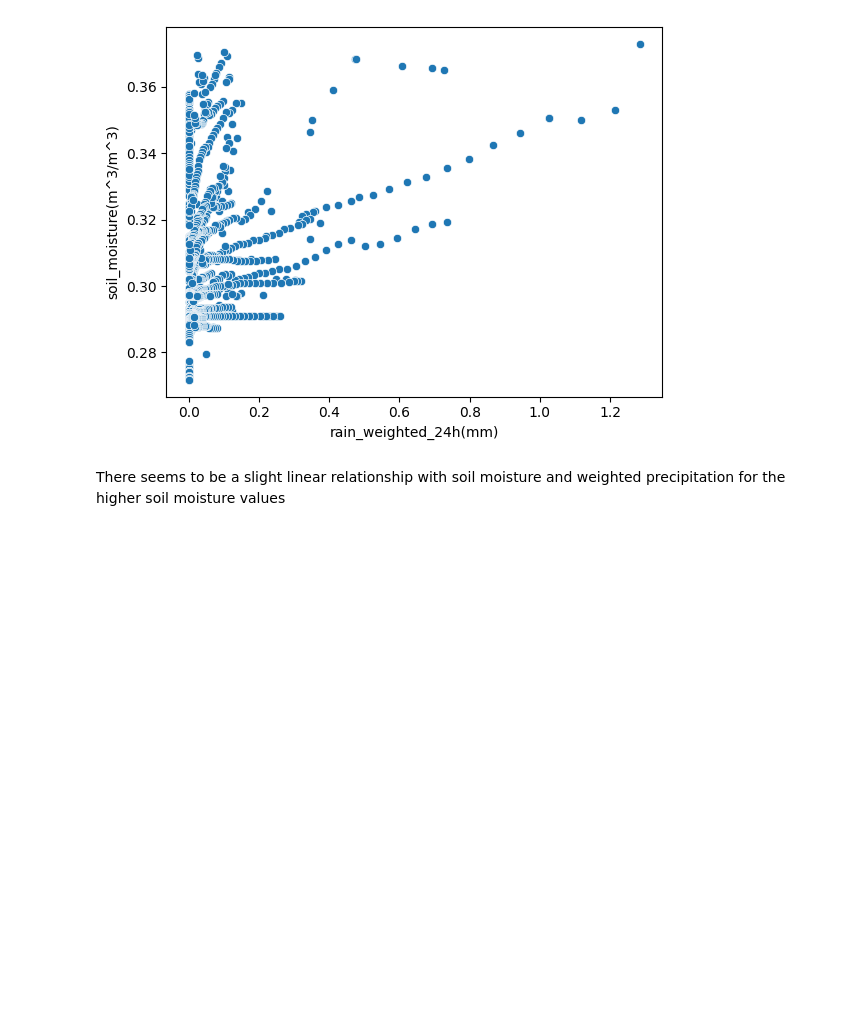
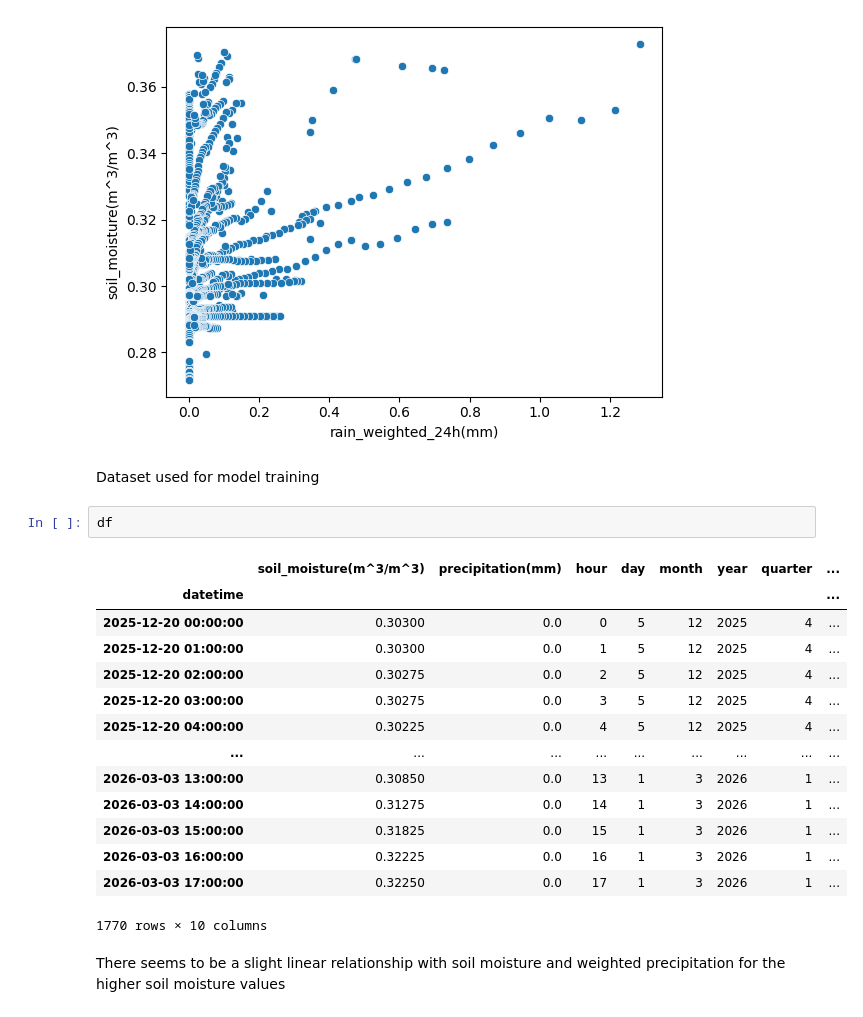
Before and after one commit to ssimkani/smart_irrigation, a Jupyter notebook: notebook.ipynb, the cells around one changed output. Saved outputs shown, nothing was run; the diff lists cells and outputs as text; blank space fills up the shorter version.

Commit message:
Add dataset

```diff
--- a/notebook.ipynb
+++ b/notebook.ipynb
@@ -93,6 +93,25 @@ sns.scatterplot(df, x='rain_weighted_24h(mm)', y='soil_moisture(m^3/m^3)')
 # %% [output]
 <Axes: xlabel='rain_weighted_24h(mm)', ylabel='soil_moisture(m^3/m^3)'>
 [figure]
+# %% [markdown]
+Dataset used for model training
+# %%
+df
+# %% [output]
+|  | soil_moisture(m^3/m^3) | precipitation(mm) | hour | day | month | year | quarter | ... |
+| datetime |  |  |  |  |  |  |  | ... |
+| 2025-12-20 00:00:00 | 0.30300 | 0.0 | 0 | 5 | 12 | 2025 | 4 | ... |
+| 2025-12-20 01:00:00 | 0.30300 | 0.0 | 1 | 5 | 12 | 2025 | 4 | ... |
+| 2025-12-20 02:00:00 | 0.30275 | 0.0 | 2 | 5 | 12 | 2025 | 4 | ... |
+| 2025-12-20 03:00:00 | 0.30275 | 0.0 | 3 | 5 | 12 | 2025 | 4 | ... |
+| 2025-12-20 04:00:00 | 0.30225 | 0.0 | 4 | 5 | 12 | 2025 | 4 | ... |
+| ... | ... | ... | ... | ... | ... | ... | ... | ... |
+| 2026-03-03 13:00:00 | 0.30850 | 0.0 | 13 | 1 | 3 | 2026 | 1 | ... |
+| 2026-03-03 14:00:00 | 0.31275 | 0.0 | 14 | 1 | 3 | 2026 | 1 | ... |
+| 2026-03-03 15:00:00 | 0.31825 | 0.0 | 15 | 1 | 3 | 2026 | 1 | ... |
+| 2026-03-03 16:00:00 | 0.32225 | 0.0 | 16 | 1 | 3 | 2026 | 1 | ... |
+| 2026-03-03 17:00:00 | 0.32250 | 0.0 | 17 | 1 | 3 | 2026 | 1 | ... |
+1770 rows × 10 columns
 # %% [markdown]
 There seems to be a slight linear relationship with soil moisture and weighted precipitation for the higher soil moisture values
 # %%
```
